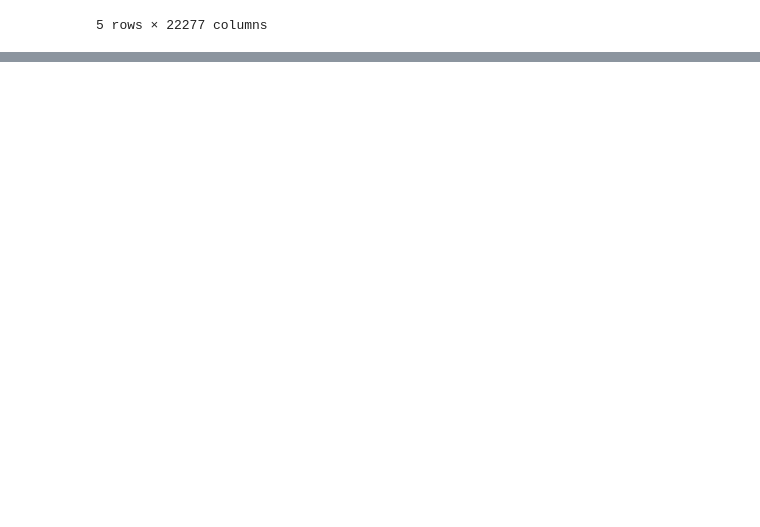
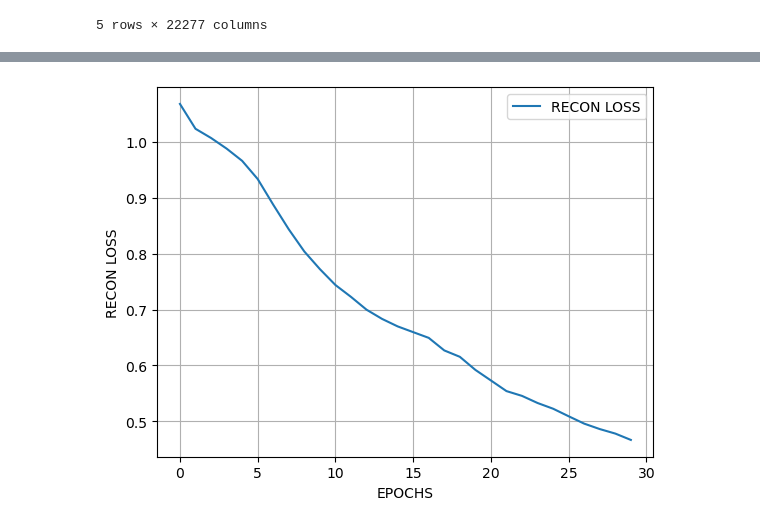
Before and after one commit to LibniReyes/Full-Dim-L1-Autoencoder-, a Jupyter notebook: Full Dimention L1 Autoencoder.ipynb, the cells around one changed output, grey strips where cells are left out. Cells and saved outputs as stored; diff of their text form; code cells hidden in the pictures; blank space fills up the shorter version.

```diff
--- a/Full Dimention L1 Autoencoder.ipynb
+++ b/Full Dimention L1 Autoencoder.ipynb
@@ -184,3 +193,12 @@ plt.show()
+# %%
+plt.plot(history.history['reconstruction_loss'], label='RECON LOSS')
+plt.xlabel('EPOCHS')
+plt.ylabel('RECON LOSS')
+plt.legend()
+plt.grid(True)
+plt.show()
+# %% [output]
+[figure, added]
 # %% [markdown]
 # Analisis de las entropias
 
```
Also changed, not shown: parts of 8 cells of this notebook.
